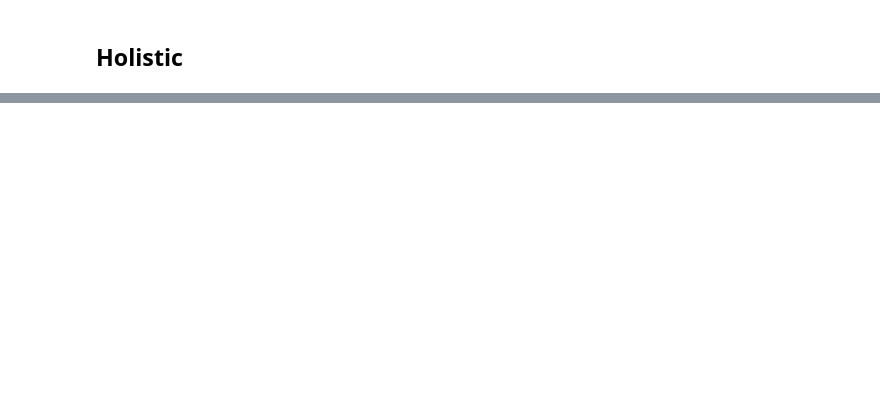
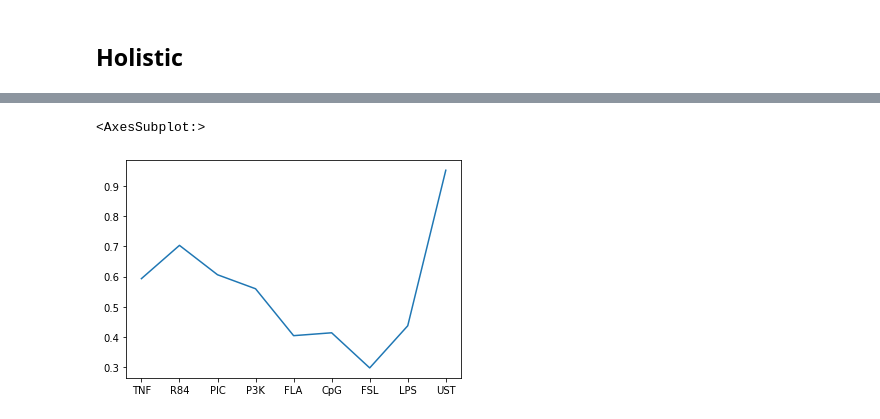
Before and after one commit to apple-soda/lstm-nfkb-dynamics, a Jupyter notebook: notebooks/polarization.ipynb, the cells around one changed output, grey strips where cells are left out. Drawn from its saved outputs; the diff is of its cells as text; code cells hidden in the pictures; blank space fills up the shorter version.

```diff
--- a/notebooks/polarization.ipynb
+++ b/notebooks/polarization.ipynb
@@ -393,3 +393,8 @@ total_f1.iloc[:9].plot()
+# %%
+np.mean(total_f1.iloc[:9], axis=1).plot()
+# %% [output]
+<AxesSubplot:>
+[figure, added]
 # %%
 total_f1.iloc[:9].transpose().plot()
 # %% [output]
```
Also changed, not shown: parts of 15 cells of this notebook, 1 other file.
